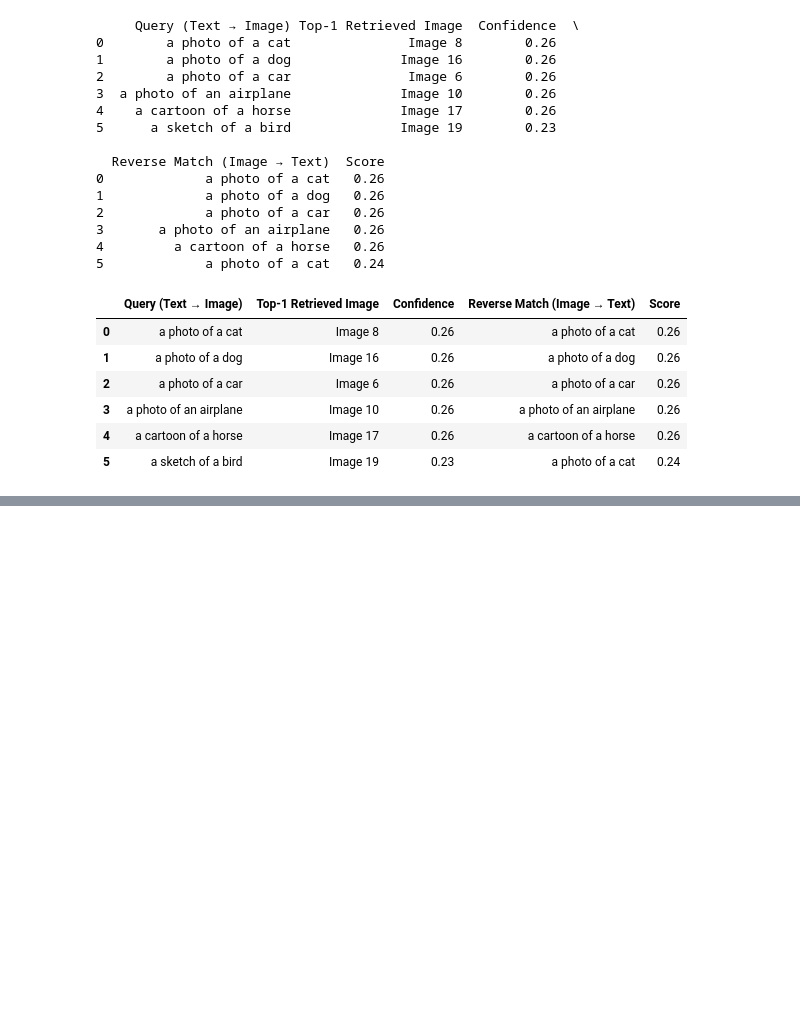
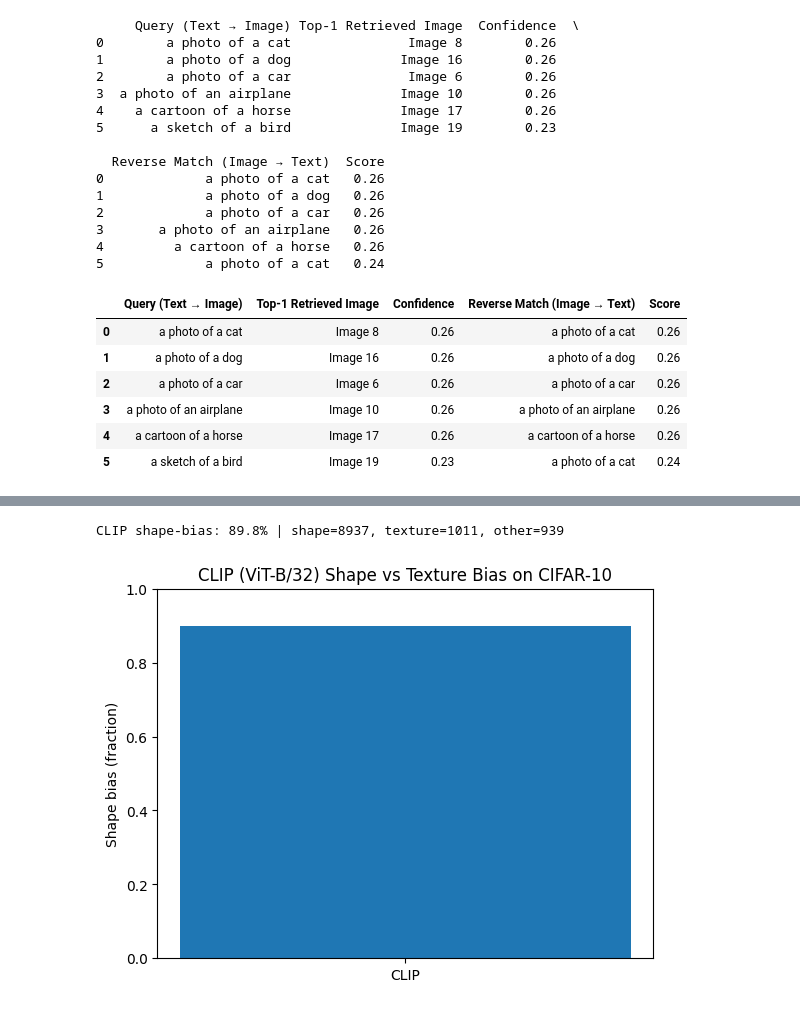
Before and after one commit to MFarooq4321/CS-6304-PA1, a Jupyter notebook: Task3.ipynb, the cells around one changed output, grey strips where cells are left out. Cells and saved outputs as stored; diff of their text form; code cells hidden in the pictures; blank space fills up the shorter version.

```diff
--- a/Task3.ipynb
+++ b/Task3.ipynb
@@ -689,0 +750,80 @@ Figures saved to ./figures_repr/embedding_tsne_clip.png and ..._resnet.png
+# %%
+# CLIP Shape vs Texture Bias (CIFAR-10)
+# import torch, clip
+# import matplotlib.pyplot as plt
+# from PIL import Image
+
+# ----- Load CLIP -----
+# device = "cuda" if torch.cuda.is_available() else "cpu"
+clip_model, clip_preprocess = clip.load("ViT-B/32", device=device)
+
+cifar10 = torchvision.datasets.CIFAR10(
+    root="./data", train=False, download=True, transform=transforms.ToTensor()
+)
+
+# X = images, y = labels
+X = torch.stack([img for img, _ in cifar10])   # shape [10000, 3, 32, 32]
+y_true = torch.tensor([lbl for _, lbl in cifar10])
+
+y_shape = y_true
+y_tex = torch.randint_like(y_true, 0, len(cifar10_classes))
+
+# ----- CIFAR-10 classes -----
+cifar10_classes = [
+    "airplane","automobile","bird","cat","deer",
+    "dog","frog","horse","ship","truck"
+]
+
+# Prompt templates (simple)
+templates = ["a photo of a {}", "a drawing of a {}"]
+
+@torch.no_grad()
+def build_text_prototypes(class_names, templates):
+    texts = [tmpl.format(c) for c in class_names for tmpl in templates]
+    tokens = clip.tokenize(texts).to(device)
+    text_feats = clip_model.encode_text(tokens)
+    text_feats = text_feats / text_feats.norm(dim=-1, keepdim=True)
+
+    # average per class
+    per_class = []
+    for i in range(len(class_names)):
+        f = text_feats[i*len(templates):(i+1)*len(templates)].mean(dim=0)
+        per_class.append(f / f.norm())
+    return torch.stack(per_class, dim=0)
+
+text_protos = build_text_prototypes(cifar10_classes, templates)
+
+# ----- Helpers -----
+def to_clip_batch(X, idx):
+    imgs = [clip_preprocess(transforms.ToPILImage()(X[i])) for i in idx]
+    return torch.stack(imgs).to(device)
+
+@torch.no_grad()
+def eval_shape_texture_clip(X, y_shape, y_tex, batch=64):
+    preds = []
+    for start in range(0, len(X), batch):
+        idx = list(range(start, min(start+batch, len(X))))
+        imgs = to_clip_batch(X, idx)
+        img_feats = clip_model.encode_image(imgs)
+        img_feats = img_feats / img_feats.norm(dim=-1, keepdim=True)
+        logits = clip_model.logit_scale.exp() * img_feats @ text_protos.T
+        preds.append(logits.argmax(dim=1).cpu())
+    preds = torch.cat(preds)
+
+    is_shape, is_tex = preds==y_shape, preds==y_tex
+    s, t = int(is_shape.sum()), int(is_tex.sum())
+    shape_bias = 100.0 * s / max(s+t, 1)
+    return shape_bias, s, t, int((~(is_shape|is_tex)).sum())
+
+# ----- Run -----
+sb_clip, s, t, o = eval_shape_texture_clip(X, y_shape, y_tex)
+print(f"CLIP shape-bias: {sb_clip:.1f}% | shape={s}, texture={t}, other={o}")
+
+# Quick plot
+plt.bar(["CLIP"], [sb_clip/100])
+plt.ylim(0,1); plt.ylabel("Shape bias (fraction)")
+plt.title("CLIP (ViT-B/32) Shape vs Texture Bias on CIFAR-10")
+plt.show()
+# %% [output]
+CLIP shape-bias: 89.8% | shape=8937, texture=1011, other=939
+[figure, added]
```
Also changed, not shown: parts of 3 cells of this notebook.
